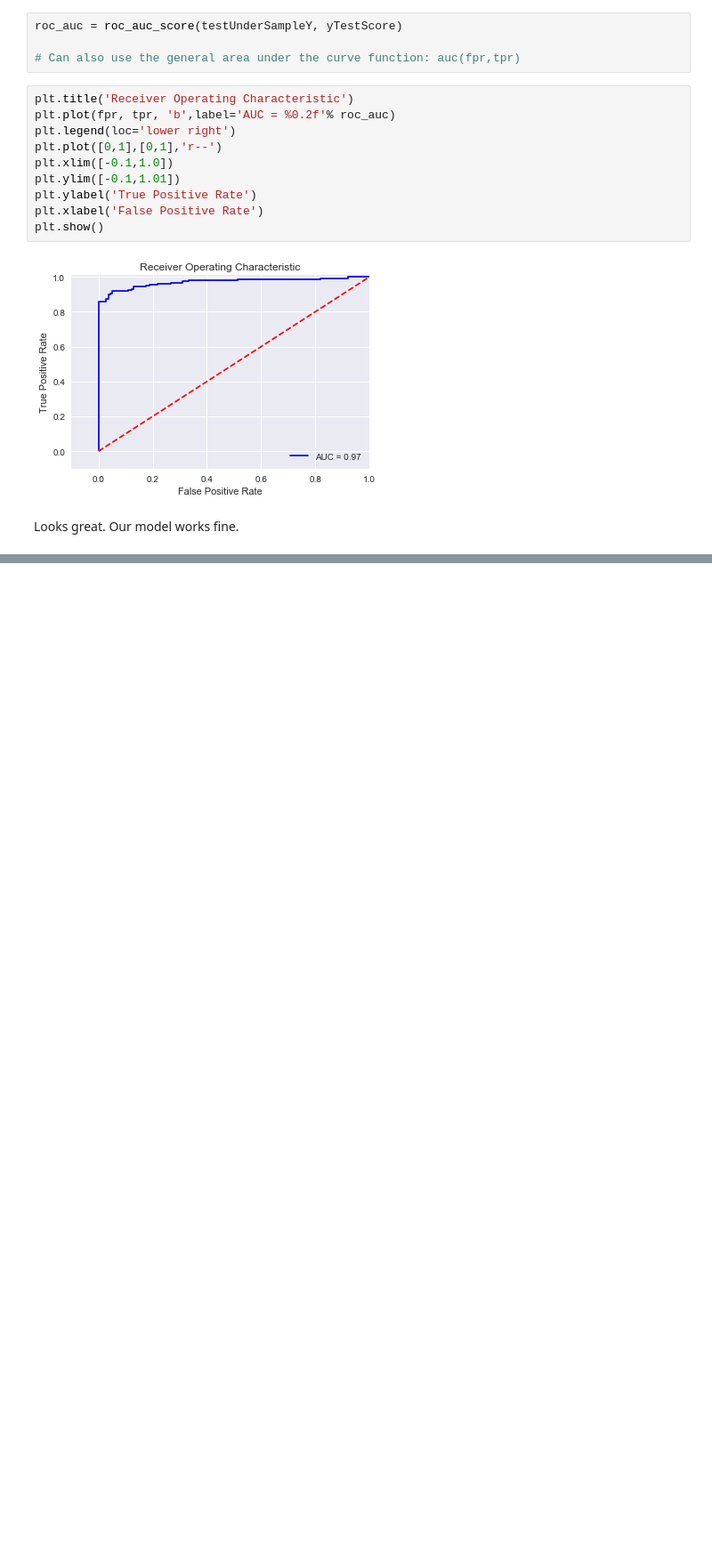
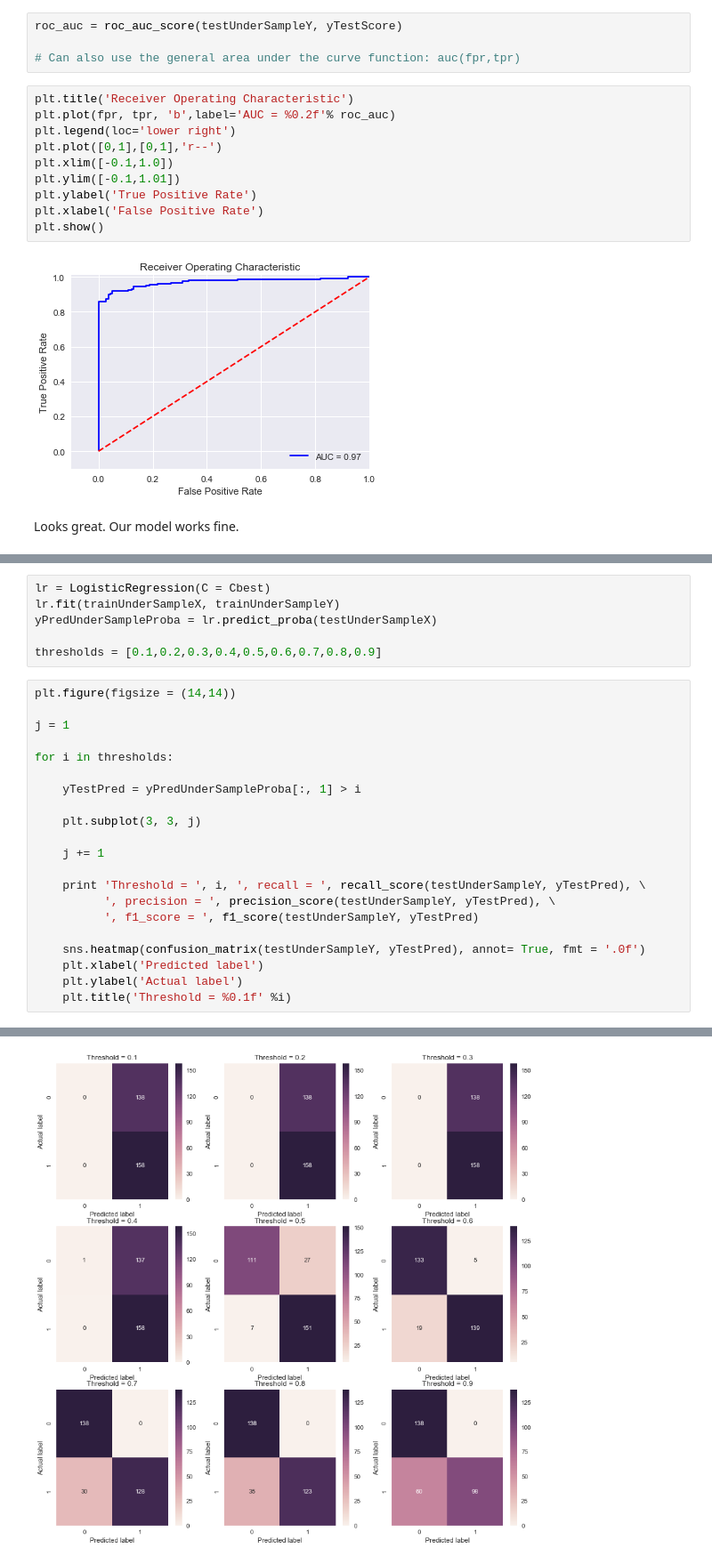
Before and after one commit to sushant2811/CreditCardFraudDetection, a Jupyter notebook: CreditCardFraudDetection.ipynb, the cells around one changed output, grey strips where cells are left out. Shown: that part at 89% size. Cells and saved outputs as stored; diff of their text form; blank space fills up the shorter version.

Commit message:
Confusion matrix with varying threshold

```diff
--- a/CreditCardFraudDetection.ipynb
+++ b/CreditCardFraudDetection.ipynb
@@ -877,0 +882,28 @@ Looks great.  Our model works fine.
+# %%
+lr = LogisticRegression(C = Cbest)
+lr.fit(trainUnderSampleX, trainUnderSampleY)
+yPredUnderSampleProba = lr.predict_proba(testUnderSampleX)
+
+thresholds = [0.1,0.2,0.3,0.4,0.5,0.6,0.7,0.8,0.9]
+# %%
+plt.figure(figsize = (14,14))
+
+j = 1
+
+for i in thresholds:
+
+    yTestPred = yPredUnderSampleProba[:, 1] > i
+
+    plt.subplot(3, 3, j)
+
+    j += 1
+
+    print 'Threshold = ', i, ', recall = ', recall_score(testUnderSampleY, yTestPred), \
+          ', precision = ', precision_score(testUnderSampleY, yTestPred), \
+          ', f1_score = ', f1_score(testUnderSampleY, yTestPred)
+
+    sns.heatmap(confusion_matrix(testUnderSampleY, yTestPred), annot= True, fmt = '.0f')
+    plt.xlabel('Predicted label')
+    plt.ylabel('Actual label')
+    plt.title('Threshold = %0.1f' %i)
+# %% [output]
@@ -877,0 +919 @@ Looks great.  Our model works fine.
+[figure, added]
```
Also changed, not shown: parts of 2 cells of this notebook.
